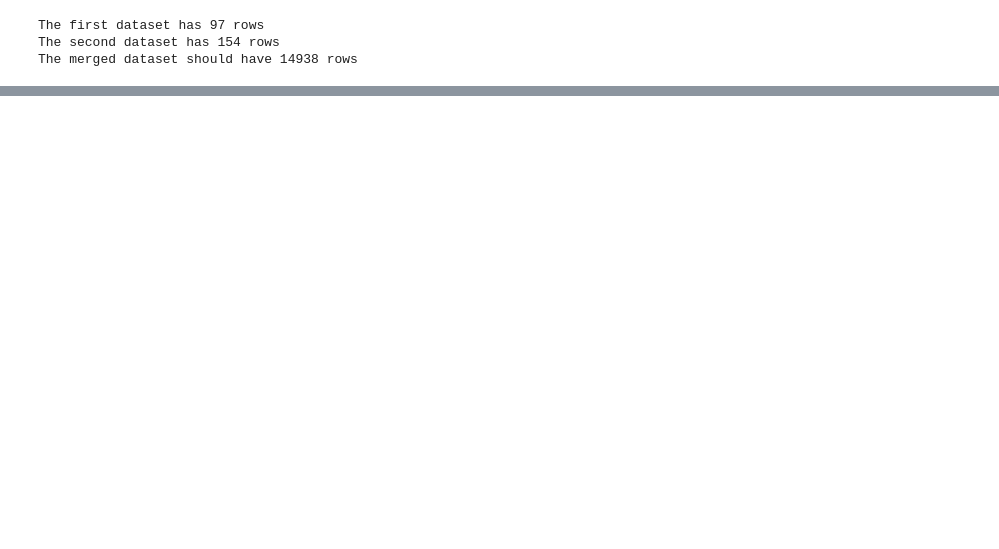
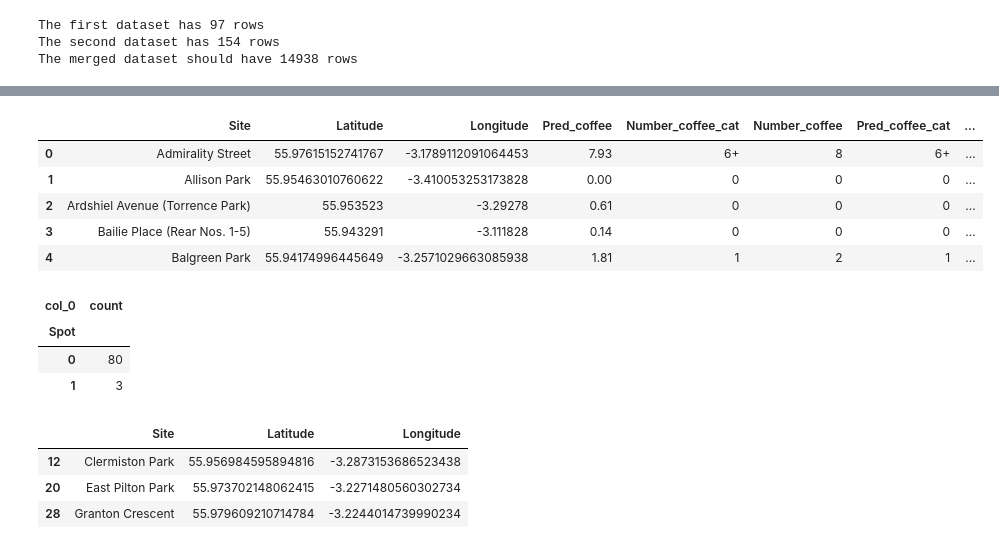
Before and after one commit to hollytibble/Coursera_Capstone, a Jupyter notebook: Holly's Data Science Capstone Project.ipynb, the cells around one changed output, grey strips where cells are left out. Saved outputs shown, nothing was run; the diff lists cells and outputs as text; code cells hidden in the pictures; blank space fills up the shorter version.

```diff
--- a/Holly's Data Science Capstone Project.ipynb
+++ b/Holly's Data Science Capstone Project.ipynb
@@ -229,0 +206,10 @@ df_merged.head()
+# %%
+# Now we want to look at the other venues in the area
+other_venues = venues[-venues['Category'].isin(["Café","Coffee Shop"])]
+other_venues_onehot = pd.get_dummies(other_venues[['Category']], prefix="", prefix_sep="")
+other_venues_onehot['Site'] = other_venues['Site']
+# move neighborhood column to the first column
+fixed_columns = [other_venues_onehot.columns[-1]] + list(other_venues_onehot.columns[:-1])
+other_venues_onehot = other_venues_onehot[fixed_columns]
+other_venues_grouped = other_venues_onehot.groupby('Site').mean().reset_index()
+other_venues_grouped.head()
@@ -229,0 +237,33 @@ df_merged.head()
+# %%
+clf=RandomForestRegressor(n_estimators=100,random_state=0)
+X=other_venues_grouped.drop(['Site'],axis=1)
+y=df_playareas.reset_index()['Number_coffee'].to_numpy()
+clf.fit(X,y)
+df_playareas['Defecit_coffee']=clf.predict(X)-df_playareas['Number_coffee']
+df_playareas['Spot'] = df_playareas['Defecit_coffee'].apply(lambda x: 1 if x>0.5 else 0)
+df_playareas=df_playareas.reset_index(drop=False)
+df_playareas.head()
+# %% [output]
+|  | Site | Latitude | Longitude | Pred_coffee | Number_coffee_cat | Number_coffee | Pred_coffee_cat | ... |
+| 0 | Admirality Street | 55.97615152741767 | -3.1789112091064453 | 7.93 | 6+ | 8 | 6+ | ... |
+| 1 | Allison Park | 55.95463010760622 | -3.410053253173828 | 0.00 | 0 | 0 | 0 | ... |
+| 2 | Ardshiel Avenue (Torrence Park) | 55.953523 | -3.29278 | 0.61 | 0 | 0 | 0 | ... |
+| 3 | Bailie Place (Rear Nos. 1-5) | 55.943291 | -3.111828 | 0.14 | 0 | 0 | 0 | ... |
+| 4 | Balgreen Park | 55.94174996445649 | -3.2571029663085938 | 1.81 | 1 | 2 | 1 | ... |
+# %%
+# Let's see how many potential spots we have identified which have a coffee defecit
+pd.crosstab(index=df_playareas['Spot'],  columns="count")
+# %% [output]
+| col_0 | count |
+| Spot |  |
+| 0 | 80 |
+| 1 | 3 |
+# %%
+good_sites=df_playareas[df_playareas['Spot']==1]
+good_sites=good_sites[['Site','Latitude','Longitude']]
+good_sites.head()
+# %% [output]
+|  | Site | Latitude | Longitude |
+| 12 | Clermiston Park | 55.956984595894816 | -3.2873153686523438 |
+| 20 | East Pilton Park | 55.973702148062415 | -3.2271480560302734 |
+| 28 | Granton Crescent | 55.979609210714784 | -3.2244014739990234 |
```
Also changed, not shown: parts of 25 cells of this notebook.
